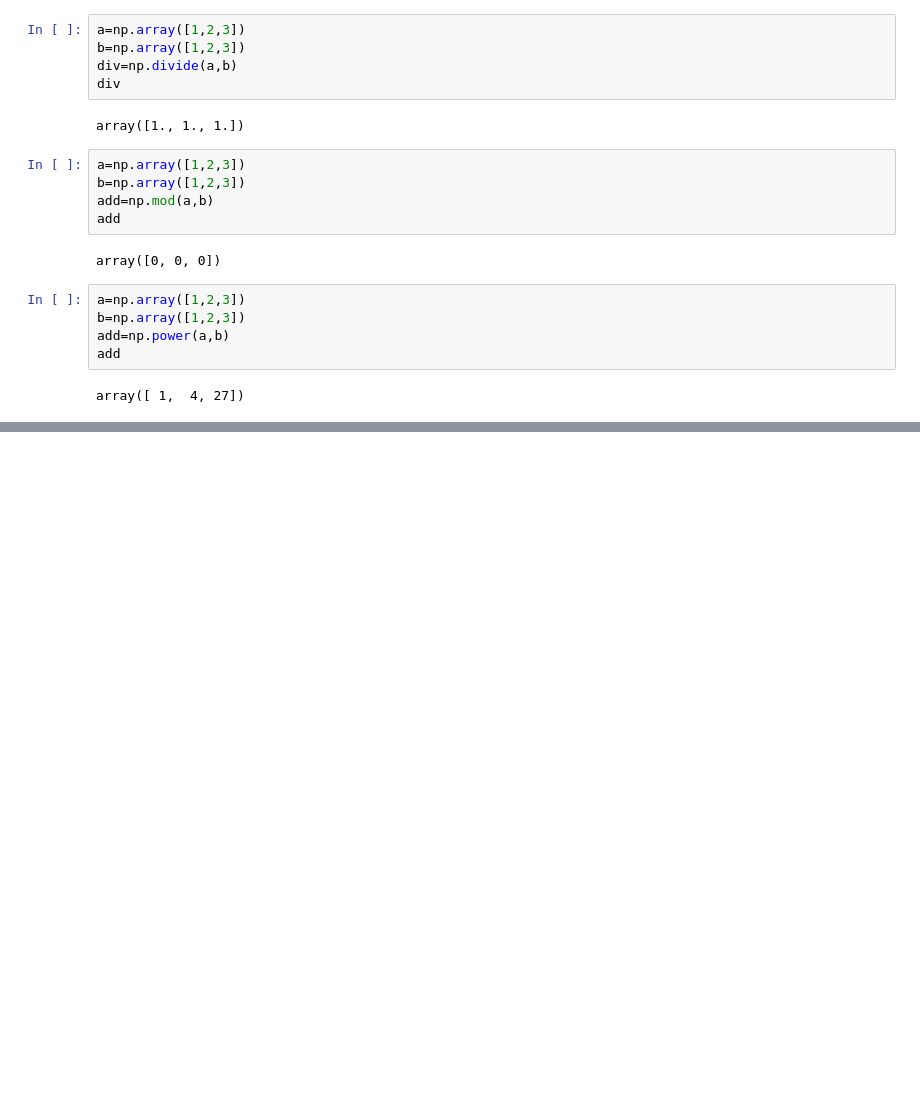
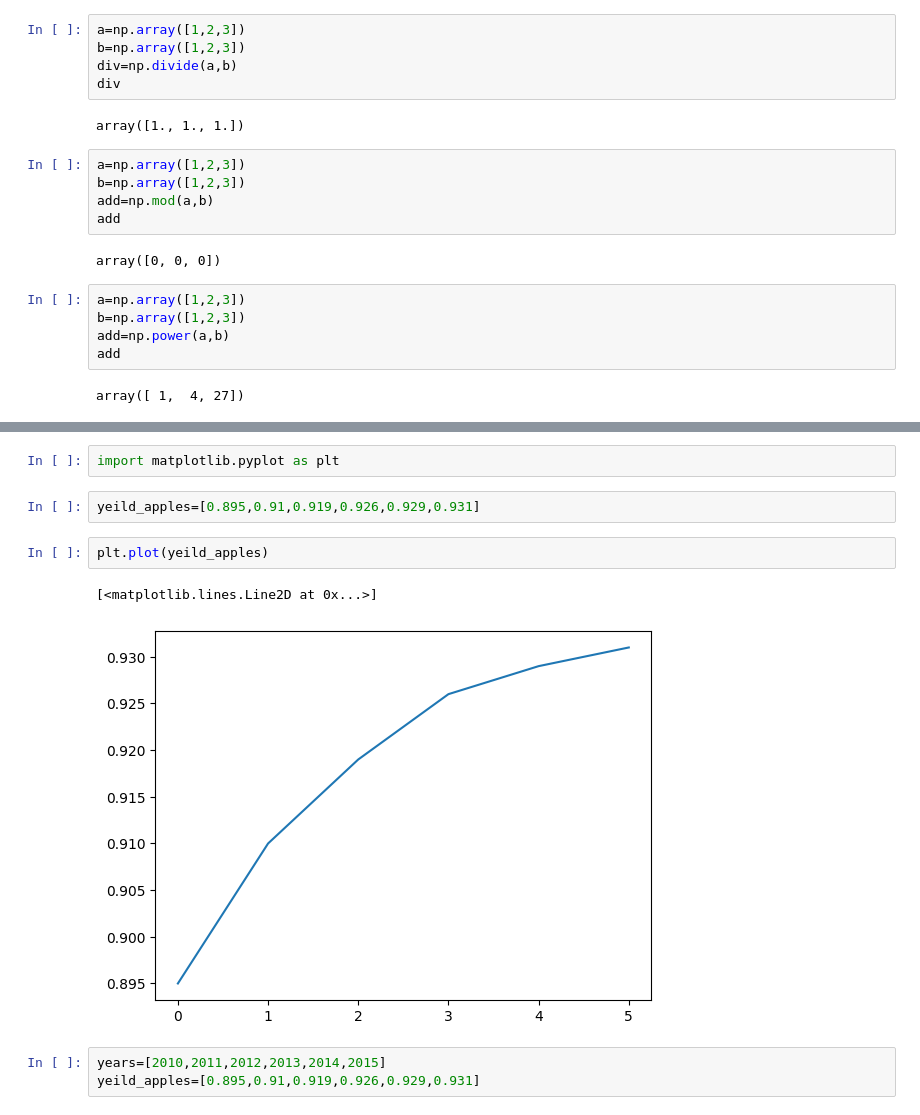
Before and after one commit to SAISHREE-19/AIML, a Jupyter notebook: LAB_2.ipynb, the cells around one changed output, grey strips where cells are left out. Saved outputs shown, nothing was run; the diff lists cells and outputs as text; blank space fills up the shorter version.

```diff
--- a/LAB_2.ipynb
+++ b/LAB_2.ipynb
@@ -274,0 +539,12 @@ array([ 1,  4, 27])
+# %%
+import matplotlib.pyplot as plt
+# %%
+yeild_apples=[0.895,0.91,0.919,0.926,0.929,0.931]
+# %%
+plt.plot(yeild_apples)
+# %% [output]
+[<matplotlib.lines.Line2D at 0x...>]
+[figure, added]
+# %%
+years=[2010,2011,2012,2013,2014,2015]
+yeild_apples=[0.895,0.91,0.919,0.926,0.929,0.931]
```
Also changed, not shown: parts of 52 cells of this notebook.
